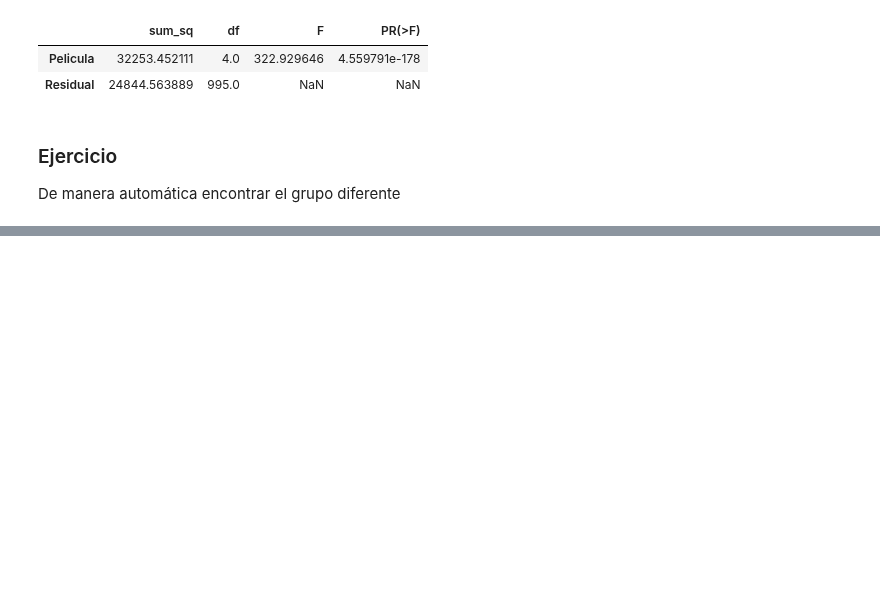
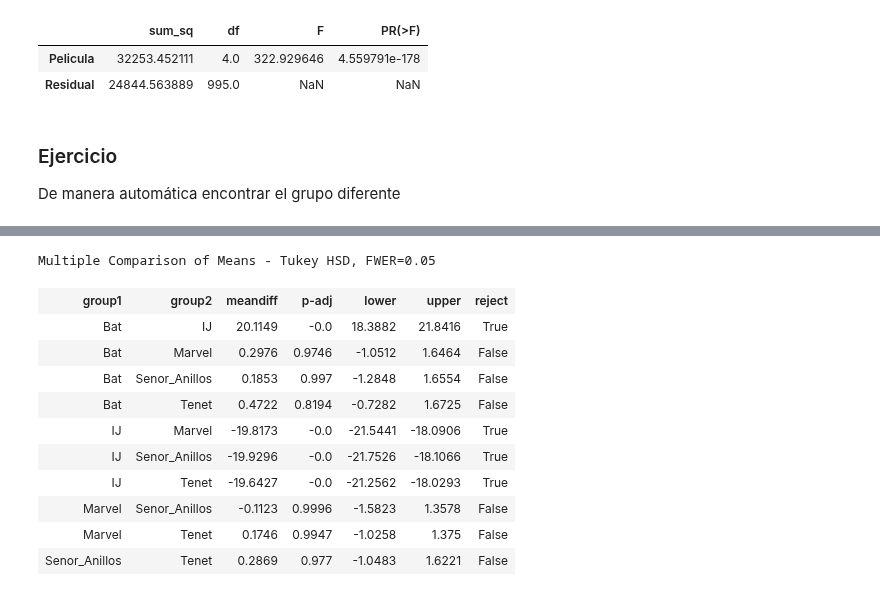
Before and after one commit to jsanz81/Bootcamp_Abril2023, a Jupyter notebook: 04_Estadística/06_TestHipotesis/Test_Hipotesis.ipynb, the cells around one changed output, grey strips where cells are left out. Saved outputs shown, nothing was run; the diff lists cells and outputs as text; code cells hidden in the pictures; blank space fills up the shorter version.

```diff
--- a/04_Estadística/06_TestHipotesis/Test_Hipotesis.ipynb
+++ b/04_Estadística/06_TestHipotesis/Test_Hipotesis.ipynb
@@ -204,0 +263,15 @@ De manera automática encontrar el grupo diferente
+# %%
+tukey.summary()
+# %% [output]
+Multiple Comparison of Means - Tukey HSD, FWER=0.05
+| group1 | group2 | meandiff | p-adj | lower | upper | reject |
+| Bat | IJ | 20.1149 | -0.0 | 18.3882 | 21.8416 | True |
+| Bat | Marvel | 0.2976 | 0.9746 | -1.0512 | 1.6464 | False |
+| Bat | Senor_Anillos | 0.1853 | 0.997 | -1.2848 | 1.6554 | False |
+| Bat | Tenet | 0.4722 | 0.8194 | -0.7282 | 1.6725 | False |
+| IJ | Marvel | -19.8173 | -0.0 | -21.5441 | -18.0906 | True |
+| IJ | Senor_Anillos | -19.9296 | -0.0 | -21.7526 | -18.1066 | True |
+| IJ | Tenet | -19.6427 | -0.0 | -21.2562 | -18.0293 | True |
+| Marvel | Senor_Anillos | -0.1123 | 0.9996 | -1.5823 | 1.3578 | False |
+| Marvel | Tenet | 0.1746 | 0.9947 | -1.0258 | 1.375 | False |
+| Senor_Anillos | Tenet | 0.2869 | 0.977 | -1.0483 | 1.6221 | False |
```
Also changed, not shown: parts of 9 cells of this notebook.
